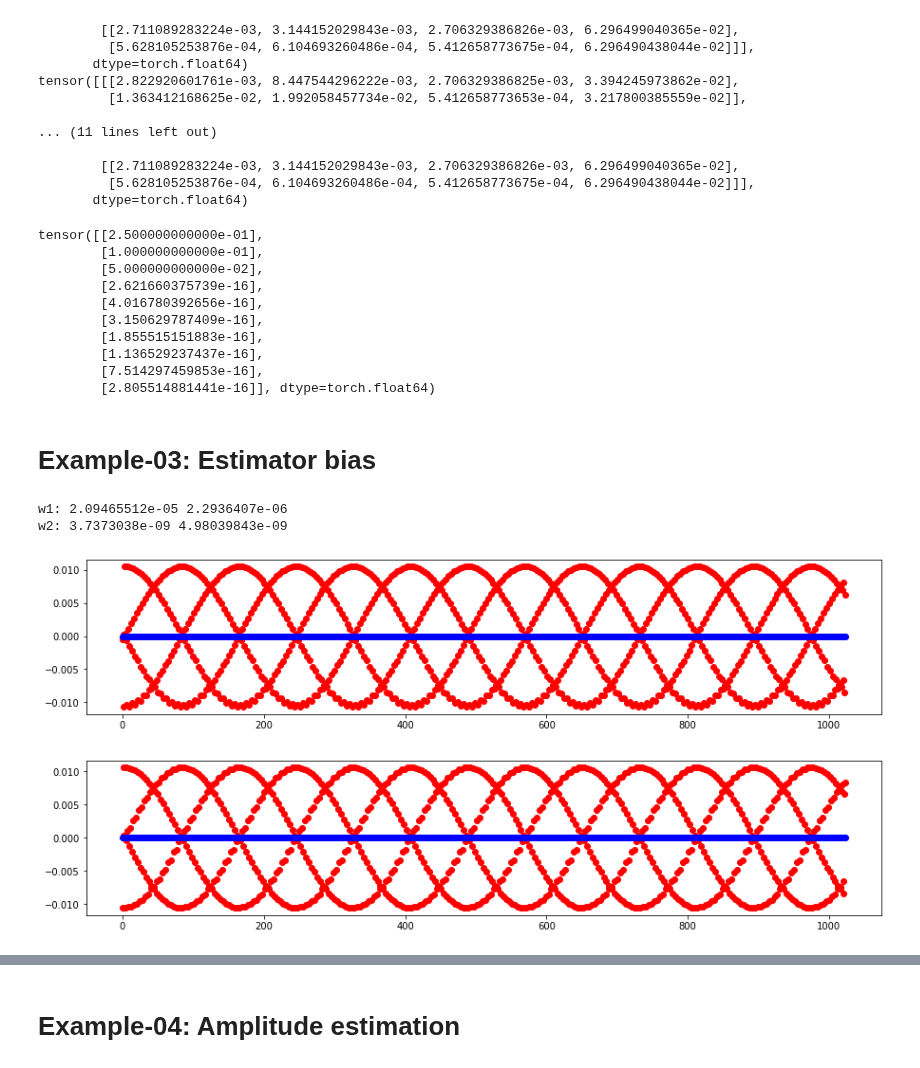
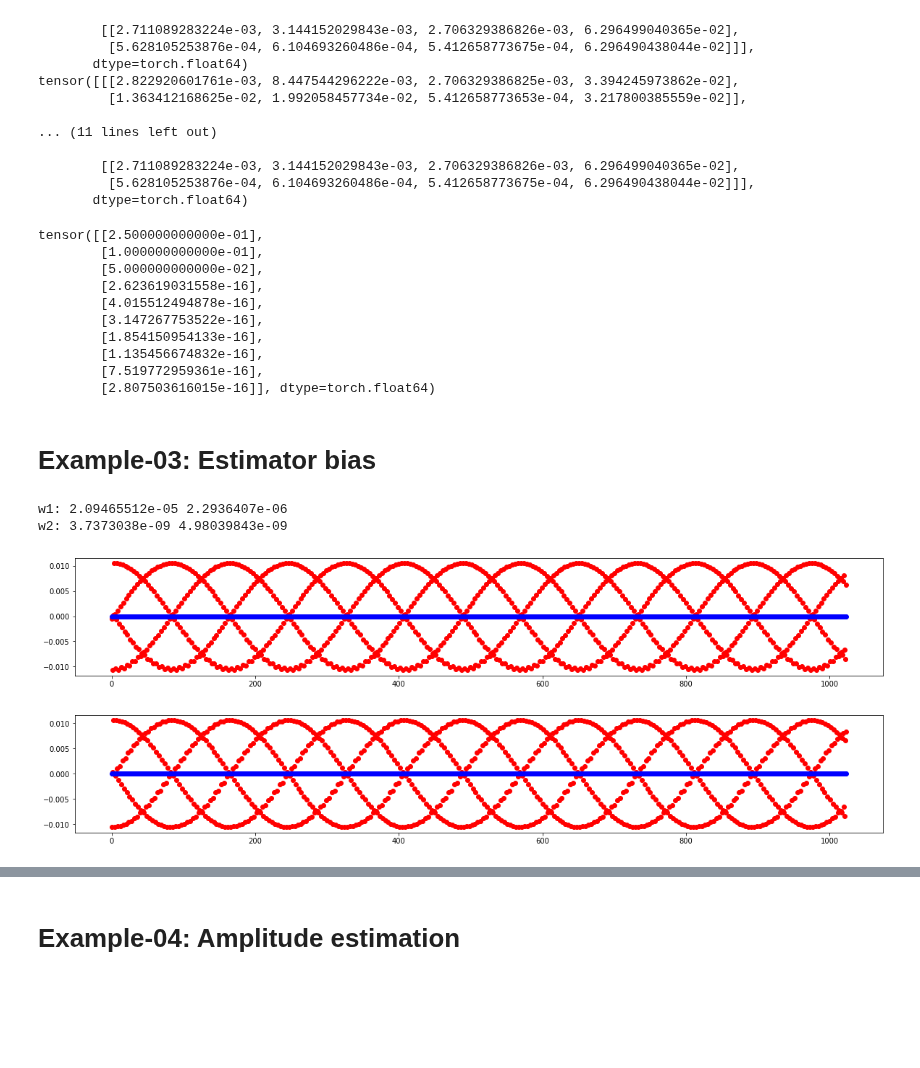
Before and after one commit to i-a-morozov/harmonica, a Jupyter notebook: notebook/nb_decomposition.ipynb, the cells around one changed output, grey strips where cells are left out. Saved outputs shown, nothing was run; the diff lists cells and outputs as text; code cells hidden in the pictures; blank space fills up the shorter version.

```diff
--- a/notebook/nb_decomposition.ipynb
+++ b/notebook/nb_decomposition.ipynb
@@ -25,7 +25,7 @@ False
 # Set data type and device
 
 dtype = torch.float64
-device = 'cpu'
+device = torch.device('cpu')
 # %% [markdown]
 # Example-01: Estimation of parameters (harmonic sum)
 # %%
@@ -88,0 +117,7 @@ tensor([[2.847775616460e-03, 8.531706277191e-03, 2.714493068111e-03, 3.431242744
+# %%
+# Estimate cos & sin amplitudes for knowns frequencies using OLS
+
+basis = torch.tensor([0.12], dtype=dtype, device=device)
+for signal in x:
+    out, _ = Decomposition.fit_ols(signal, basis)
+    print(out)
@@ -88,0 +127,20 @@ tensor([[2.847775616460e-03, 8.531706277191e-03, 2.714493068111e-03, 3.431242744
+# %%
+# Estimate cos & sin amplitudes for a given frequency dictionary using OLS and OMP
+
+signal  = 0.50*torch.cos(2.0*numpy.pi*1*0.12*t) + 0.10*torch.sin(2.0*numpy.pi*1*0.12*t)
+signal += 0.10*torch.cos(2.0*numpy.pi*3*0.12*t) + 0.05*torch.sin(2.0*numpy.pi*3*0.12*t)
+signal += 0.01*torch.rand_like(signal)
+
+matrix = Filter.make_matrix(signal.unsqueeze(0))
+_, sigma = Filter.svd_optimal(matrix[:, :32])
+sigma = sigma.item()
+
+basis = torch.tensor([*Frequency.harmonics(10, [0.12]).values()], dtype=dtype, device=device)
+
+out, _ = Decomposition.fit_ols(signal, basis, length=256)
+print(out)
+print()
+
+out, _ = Decomposition.fit_omp(signal, basis, tol=3.0*sigma, length=256, normalize=False)
+print(out)
+print()
@@ -157,12 +241,15 @@ tensor([[[2.822920601761e-03, 8.447544296222e-03, 2.706329386825e-03, 3.39424597
 # Estimate parameters for a list of harmonics
 
 # Set parameters
+
 length = 2048
 
 # Set window
+
 w = Window.from_cosine(length, 4.0, dtype=dtype, device=device)
 
 # Set data
+
 t = torch.linspace(0, length - 1, length, dtype=dtype, device=device)
 x1 = torch.stack([0.25*torch.cos(2.0*numpy.pi*0.12*t + 0.10)])
 x2 = torch.stack([0.10*torch.cos(2.0*numpy.pi*0.24*t + 0.25)])
@@ -170,26 +257,29 @@ x3 = torch.stack([0.05*torch.cos(2.0*numpy.pi*0.36*t + 0.10)])
 x = x1 + x2 + x3
 
 # Set harmonics
+
 f = 0.12
 h = torch.tensor([*Frequency.harmonics(10, [f]).values()], dtype=dtype, device=device)
 
 # Estimate parameters
+
 param, _ = Decomposition.harmonic_sum_batched(h, w.window, x, error=False)
 
 # Result (amplitude)
+
 *_, a, _ = param.swapaxes(0, -1)
 print(a.T)
 # %% [output]
 tensor([[2.500000000000e-01],
         [1.000000000000e-01],
         [5.000000000000e-02],
-        [2.621660375739e-16],
-        [4.016780392656e-16],
-        [3.150629787409e-16],
-        [1.855515151883e-16],
-        [1.136529237437e-16],
-        [7.514297459853e-16],
-        [2.805514881441e-16]], dtype=torch.float64)
+        [2.623619031558e-16],
+        [4.015512494878e-16],
+        [3.147267753522e-16],
+        [1.854150954133e-16],
+        [1.135456674832e-16],
+        [7.519772959361e-16],
+        [2.807503616015e-16]], dtype=torch.float64)
 # %% [markdown]
 # Example-03: Estimator bias
 # %%
@@ -200,23 +290,28 @@ tensor([[2.500000000000e-01],
 # Ensembling several estimators (fixed length and different starting position) in general will improve estimation accuracy (reduce bias)
 
 # Set parameters
+
 length = 8192
 
 # Set signal
+
 t = torch.linspace(0, length - 1, length, dtype=dtype, device=device)
 f = 0.123456789
 x = 1.0*torch.cos(0.25 + 2.0*numpy.pi*f*t) + 0.01*torch.cos(0.5 + 2.0*numpy.pi*2*f*t)
 x = torch.stack([x])
 
 # Set shift size for starting position
+
 shift = 1
 
 # Set window
+
 w1 = Window.from_cosine(128, 0.0, dtype=dtype, device=device)
 w2 = Window.from_cosine(128, 1.0, dtype=dtype, device=device)
 
 # Estimate amplitude and phase using shifted samples of length 128
 # Change window order, sample length and/or number of samples to observe convergents
+
 limit = 1024
 A1, B1 = [], []
 A2, B2 = [], []
@@ -229,37 +324,40 @@ for step in range(limit):
     A1.append(a)
     B1.append(b)
 
     param, _ = Decomposition.harmonic_sum(f, w2.window, y)
     *_, a, b = param.T
     A2.append(a)
     B2.append(b)
 
 # Format result (amplitude is constant, while phase is shifted)
+
 A1 = torch.stack(A1).flatten()
 B1 = torch.stack(B1).flatten()
 B1 = mod(B1 - 2.0*numpy.pi*f*shift*torch.linspace(0, limit - 1, limit, dtype=dtype, device=device), 2.0*numpy.pi, -numpy.pi)
 A2 = torch.stack(A2).flatten()
 B2 = torch.stack(B2).flatten()
 B2 = mod(B2 - 2.0*numpy.pi*f*shift*torch.linspace(0, limit - 1, limit, dtype=dtype, device=device), 2.0*numpy.pi, -numpy.pi)
 
 # Compare mean values over samples
+
 print(f'w1: {torch.abs(A1.mean() - 1.0):12.9} {torch.abs(B1.mean() - 0.25):12.9}')
 print(f'w2: {torch.abs(A2.mean() - 1.0):12.9} {torch.abs(B2.mean() - 0.25):12.9}')
 
 # Plot estimations for each sample
-plt.figure(figsize=(15, 3))
+
+plt.figure(figsize=(20, 3))
 plt.scatter(range(limit), (A1 - 1.00).cpu().numpy(), c='red')
 plt.scatter(range(limit), (A2 - 1.00).cpu().numpy(), c='blue')
 plt.show()
-plt.figure(figsize=(15, 3))
+plt.figure(figsize=(20, 3))
 plt.scatter(range(limit), (B1 - 0.25).cpu().numpy(), c='red')
 plt.scatter(range(limit), (B2 - 0.25).cpu().numpy(), c='blue')
 plt.show()
 # %% [output]
 w1: 2.09465512e-05 2.2936407e-06
 w2: 3.7373038e-09 4.98039843e-09
-[figure, old version]
+[figure, new version]
-[figure, old version]
+[figure, new version]
 # %%
 # Plot histogram
 
```
Also changed, not shown: parts of 73 cells of this notebook, 25 other files.
